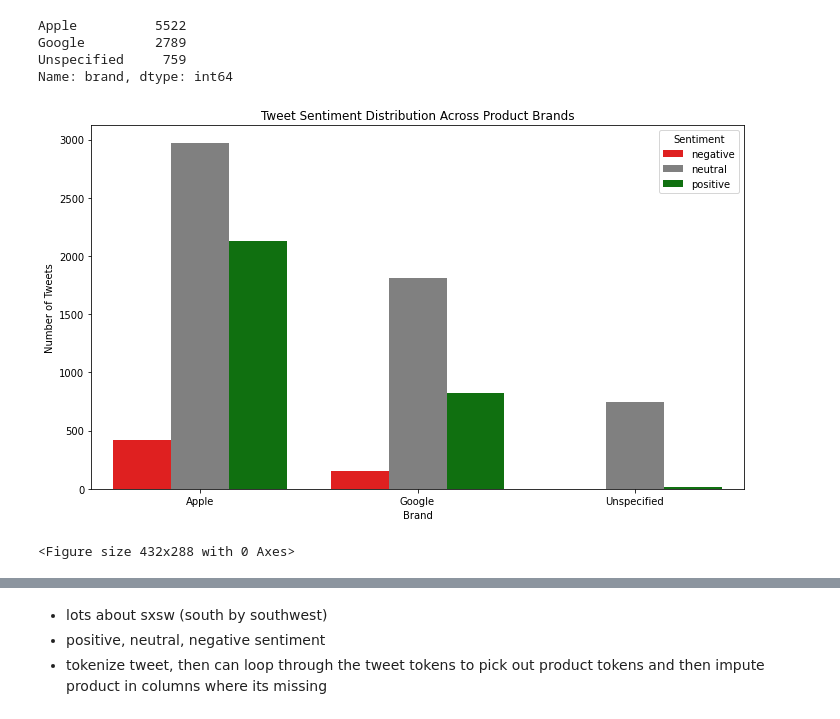
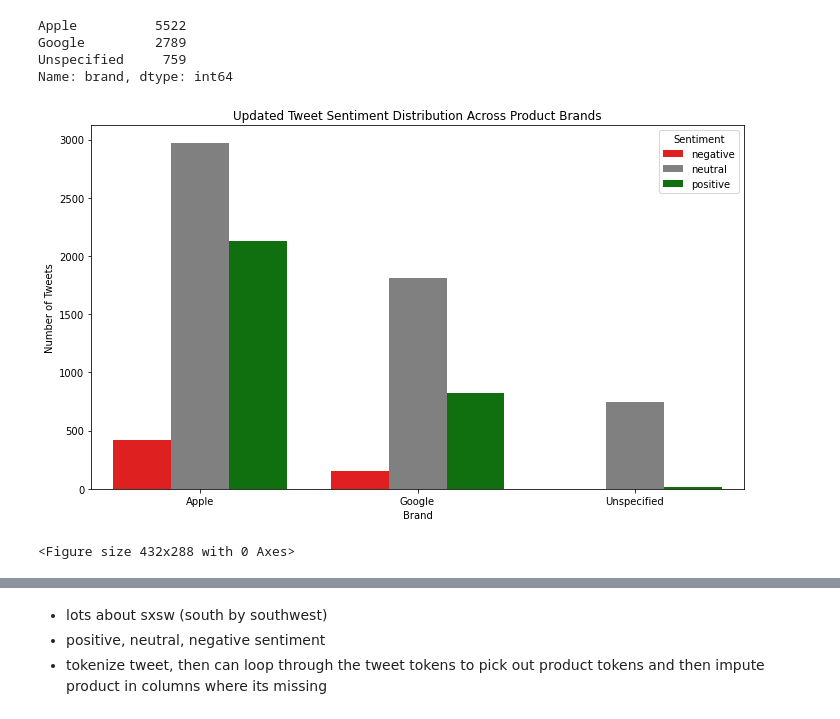
Before and after one commit to morgannash1/twitter_nlp_project, a Jupyter notebook: notebook.ipynb, the cells around one changed output, grey strips where cells are left out. Saved outputs shown, nothing was run; the diff lists cells and outputs as text; code cells hidden in the pictures.

```diff
--- a/notebook.ipynb
+++ b/notebook.ipynb
@@ -273,26 +301,26 @@ Google         2789
 Unspecified     759
 Name: brand, dtype: int64
 # %%
-#plot sentiment distribution by brand
+#plot updated sentiment distribution by brand
 #groupby and aggregate for plot
-sentiment_by_brand = data.groupby(['brand', 'sentiment']).size().reset_index(name='count')
+updated_sentiment_by_brand = data.groupby(['brand', 'sentiment']).size().reset_index(name='count')
 
 #define brand_order and colors for sentiments
 brand_order = ['Apple', 'Google', 'Unspecified']
 sentiment_palette = {'positive': 'green', 'neutral': 'grey', 'negative': 'red'}
 
 
 plt.figure(figsize=(10, 6))
-sns.barplot(data=sentiment_by_brand, x='brand',y='count',hue='sentiment', palette=sentiment_palette, order=brand_order)
-plt.title('Tweet Sentiment Distribution Across Product Brands')
+sns.barplot(data=updated_sentiment_by_brand, x='brand',y='count',hue='sentiment', palette=sentiment_palette, order=brand_order)
+plt.title('Updated Tweet Sentiment Distribution Across Product Brands')
 plt.xlabel('Brand')
 plt.ylabel('Number of Tweets')
 plt.legend(title='Sentiment')
 plt.xticks(rotation=0)
 plt.tight_layout()
 plt.show();
 #save bar plot
-plt.savefig('sentiment_distribution.png')
+plt.savefig('updated_sentiment_distribution.png')
 # %% [output]
-[figure, old version]
+[figure, new version]
 <Figure size 432x288 with 0 Axes>
```
Also changed, not shown: parts of 11 cells of this notebook, 2 other files.
